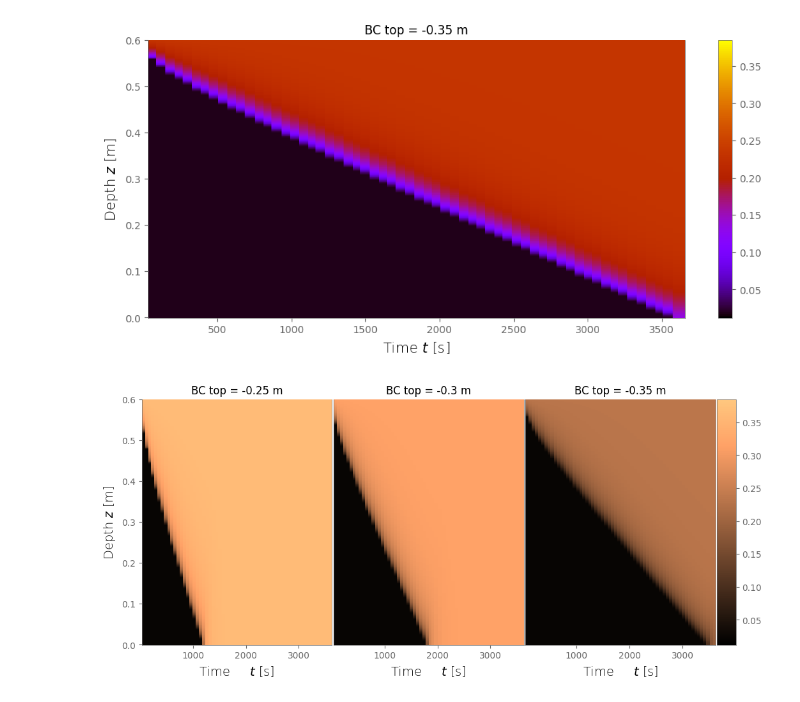
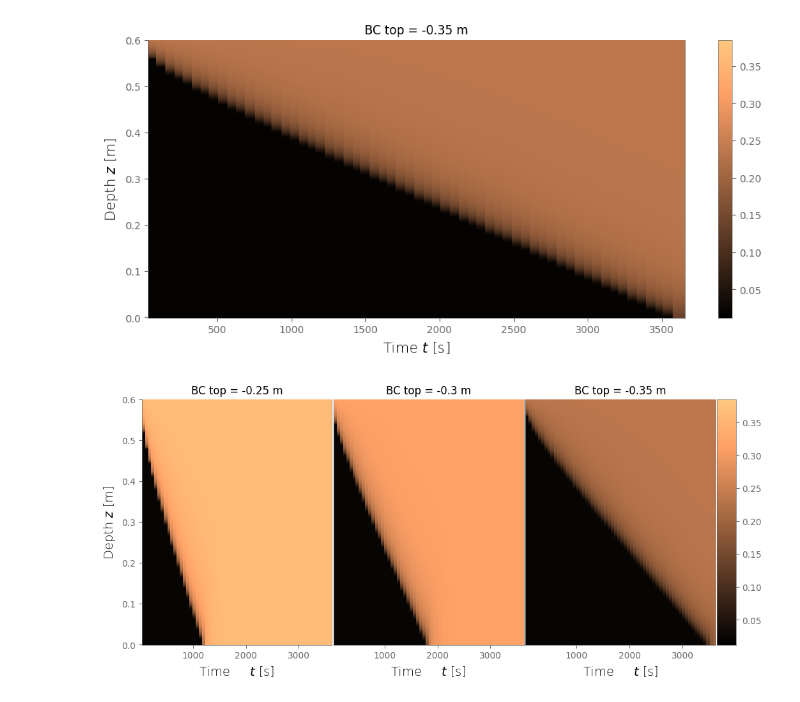
Before and after one commit to edsaac/ReactiveBiomass, a Jupyter notebook: experiments/Rosenzweig_2011.Flow/constantHead.ipynb, the cells around one changed output. Cells and saved outputs as stored; diff of their text form; code cells hidden in the pictures.

```diff
--- a/experiments/Rosenzweig_2011.Flow/constantHead.ipynb
+++ b/experiments/Rosenzweig_2011.Flow/constantHead.ipynb
@@ -89,22 +89,22 @@ def getAllMeshes(field:str):
 # %%
 ## Careful with this gradient, might need a very fine mesh
 ## to solve for such an abrupt change
 
 hTop = -0.35
 hInit = -0.69
 
 run_openfoam_model(hTop=hTop, hInit=hInit)
 θ = getAllMeshes("theta")
 
 fig, ax = plt.subplots(figsize=[12,5])
-img = ax.pcolormesh(θ.t,θ.z,θ, cmap="gnuplot", vmin=0.012, vmax=0.385)
+img = ax.pcolormesh(θ.t,θ.z,θ, cmap="copper", vmin=0.012, vmax=0.385)
 ax.set_xlabel("Time $t$ [s]")
 ax.set_title(f"BC top = {hTop} m")
 ax.set_ylabel("Depth $z$ [m]")
 plt.colorbar(img, ax=ax)
 plt.show()
 # %% [output]
-[figure, old version]
+[figure, new version]
 # %%
 hlist = [-0.25, -0.30, -0.35] #m
 θlist = list()
```
Also changed, not shown: parts of 2 cells of this notebook.
